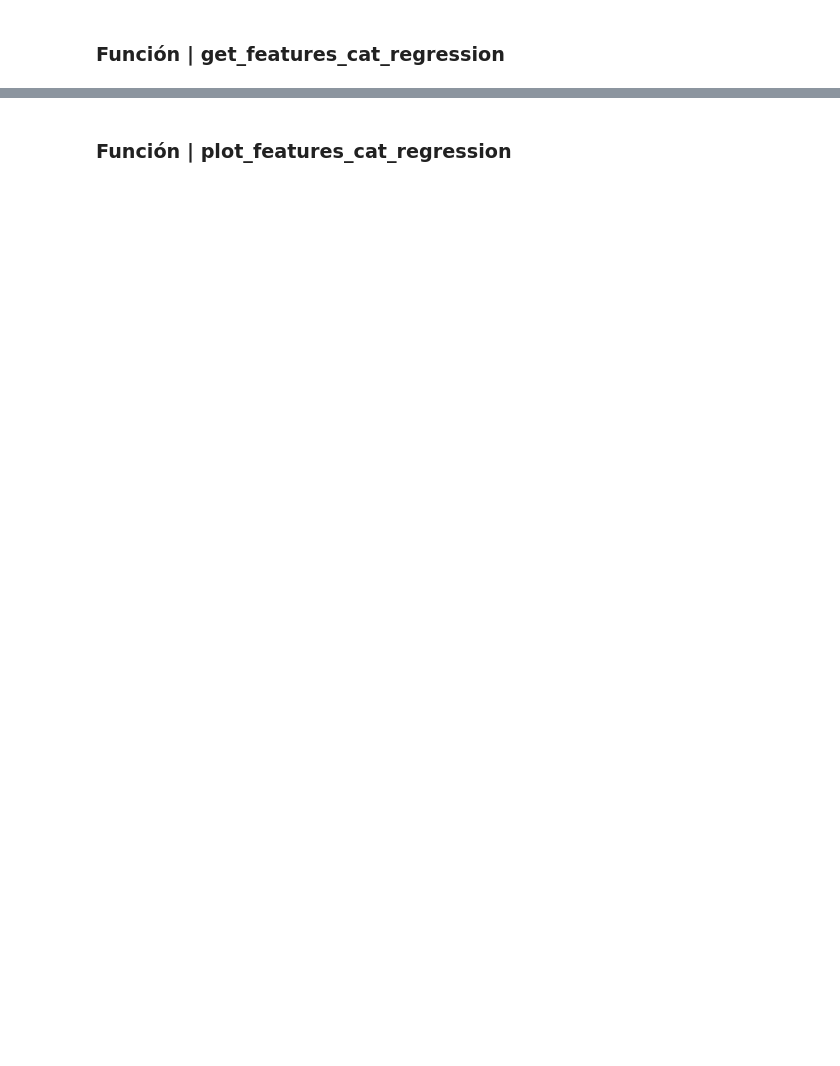
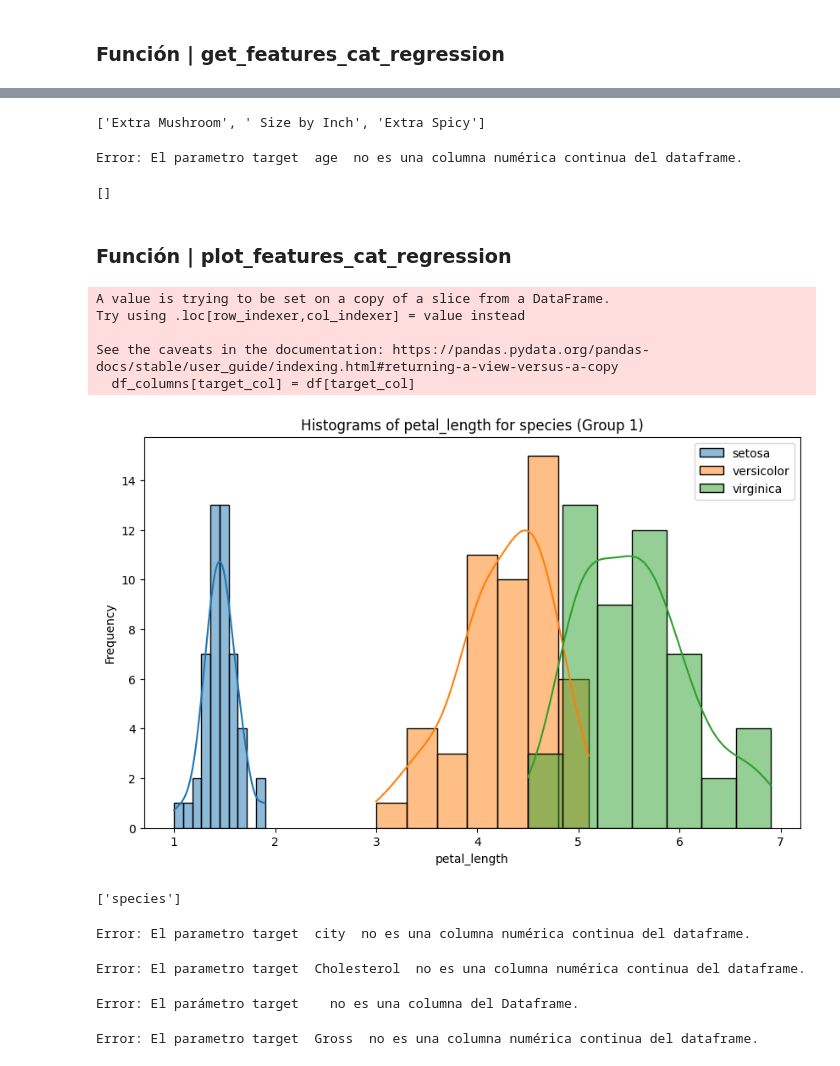
Before and after one commit to marosor/ML_Toolbox, a Jupyter notebook: Team_Challenge/Toolbox_ML/Codigo_Ejemplo_Toolbox_ML.ipynb, the cells around one changed output, grey strips where cells are left out. Drawn from its saved outputs; the diff is of its cells as text; code cells hidden in the pictures; blank space fills up the shorter version.

```diff
--- a/Team_Challenge/Toolbox_ML/Codigo_Ejemplo_Toolbox_ML.ipynb
+++ b/Team_Challenge/Toolbox_ML/Codigo_Ejemplo_Toolbox_ML.ipynb
@@ -394,2 +609,72 @@ ValueError: could not convert string to float: 'Red'
+# %%
+get_features_cat_regression(precio_pizza, "Price", pvalue=0.3)
+# %% [output]
+['Extra Mushroom', ' Size by Inch', 'Extra Spicy']
+# %%
+get_features_cat_regression(personalidad, "age")
+# %% [output]
+Error: El parametro target  age  no es una columna numérica continua del dataframe.
+# %%
+get_features_cat_regression(estrellas, "Temperature", pvalue= 0.999)
+# %% [output]
+[]
 # %% [markdown]
 ### Función | plot_features_cat_regression
+# %%
+def plot_features_cat_regression(df, target_col="", columns=[], pvalue=0.05, with_individual_plot=False):
+    if not (isinstance(df, pd.DataFrame)):
+        print("Error: El parámetro df", df, " no es un DataFrame.")
+        return None
+    if type(pvalue) != float and type(pvalue) != int:
+        print("Error: El parámetro pvalue", pvalue, " no es un número.")
+        return None
+    elif  not (0 <= pvalue <= 1):
+        print("Error: El parámetro pvalue", pvalue, " está fuera del rango [0,1].")
+        return None
+    if  not (target_col in df.columns):
+        print("Error: El parámetro target ", target_col , " no es una columna del Dataframe.")
+        return None
+    var_tip = tipifica_variables(df, 5, 10)
+    if not (var_tip.loc[var_tip["nombre_variable"] == target_col, "tipo_sugerido"].iloc[0] == "Numérica Continua"):
+        print("Error: El parametro target ", target_col , " no es una columna numérica continua del dataframe.")
+        return None
+    if not columns:
+        columns = var_tip[var_tip["tipo_sugerido"] == "Categórica"]["nombre_variable"].tolist()
+    else:
+        for col in columns:
+            if col not in df.columns:
+                print(f"Error: La columna {col} no está en el DataFrame.")
+                return None
+    df_columns = df[columns]
+    df_columns[target_col] = df[target_col]
+    columnas_filtradas = get_features_cat_regression(df_columns, target_col, pvalue)
+    for col in columnas_filtradas:
+        plot_grouped_histograms(df, cat_col=col, num_col=target_col, group_size= len(df[col].unique()))
+    return columnas_filtradas
+# %%
+plot_features_cat_regression(iris, "petal_length", ["petal_width", "species"], 0.4)
+# %% [output]
+A value is trying to be set on a copy of a slice from a DataFrame.
+Try using .loc[row_indexer,col_indexer] = value instead
+
+See the caveats in the documentation: https://pandas.pydata.org/pandas-docs/stable/user_guide/indexing.html#returning-a-view-versus-a-copy
+  df_columns[target_col] = df[target_col]
+[figure, added]
+['species']
+# %%
+plot_features_cat_regression(brujas, "city", pvalue=0.2, with_individual_plot=True)
+# %% [output]
+Error: El parametro target  city  no es una columna numérica continua del dataframe.
+# %%
+plot_features_cat_regression(drogas, "Cholesterol", ["Age", "Sex"], 1)
+# %% [output]
+Error: El parametro target  Cholesterol  no es una columna numérica continua del dataframe.
+# %%
+plot_features_cat_regression(consumo_alcohol, "", ["beer_servings", "spirit_servings", "wine_servings"],  0.4)
+# %% [output]
+Error: El parámetro target    no es una columna del Dataframe.
+# %%
+plot_features_cat_regression(pelis, "Gross", ["Cast1", "Cast2", "Cast3", "Cast4"], with_individual_plot=True)
+# Gross no es numérica coninua?
+# %% [output]
+Error: El parametro target  Gross  no es una columna numérica continua del dataframe.
```
Also changed, not shown: parts of 34 cells of this notebook, 1 other file.
